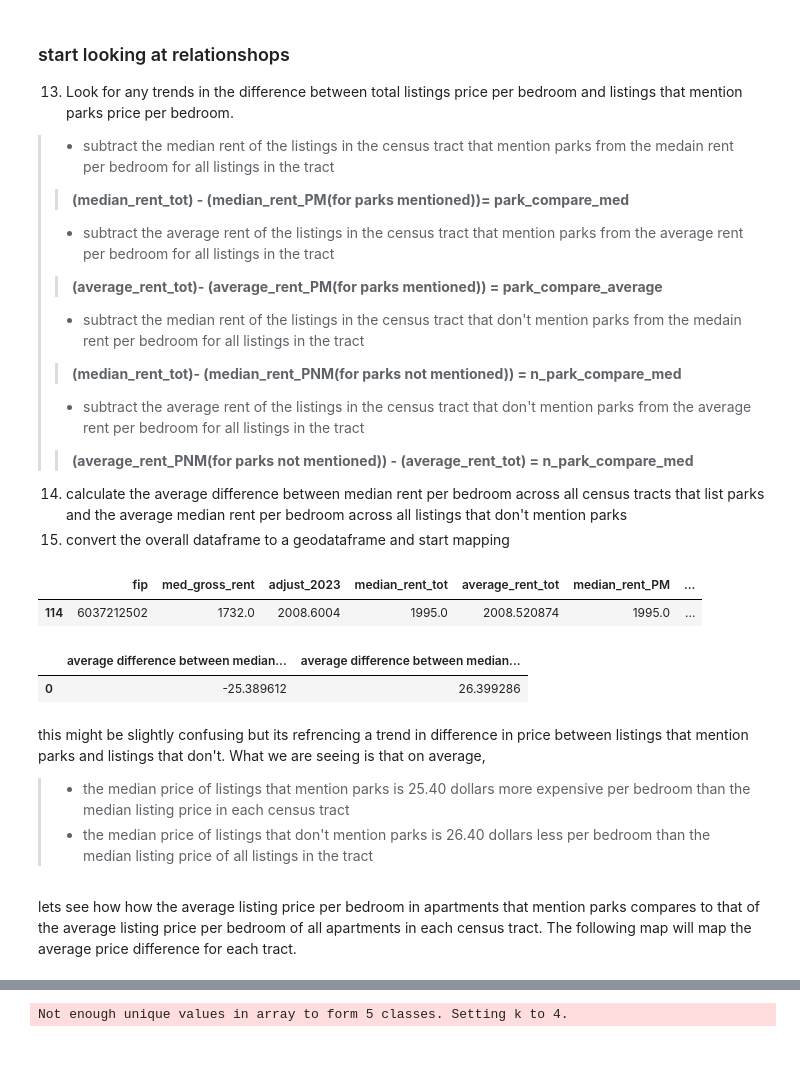
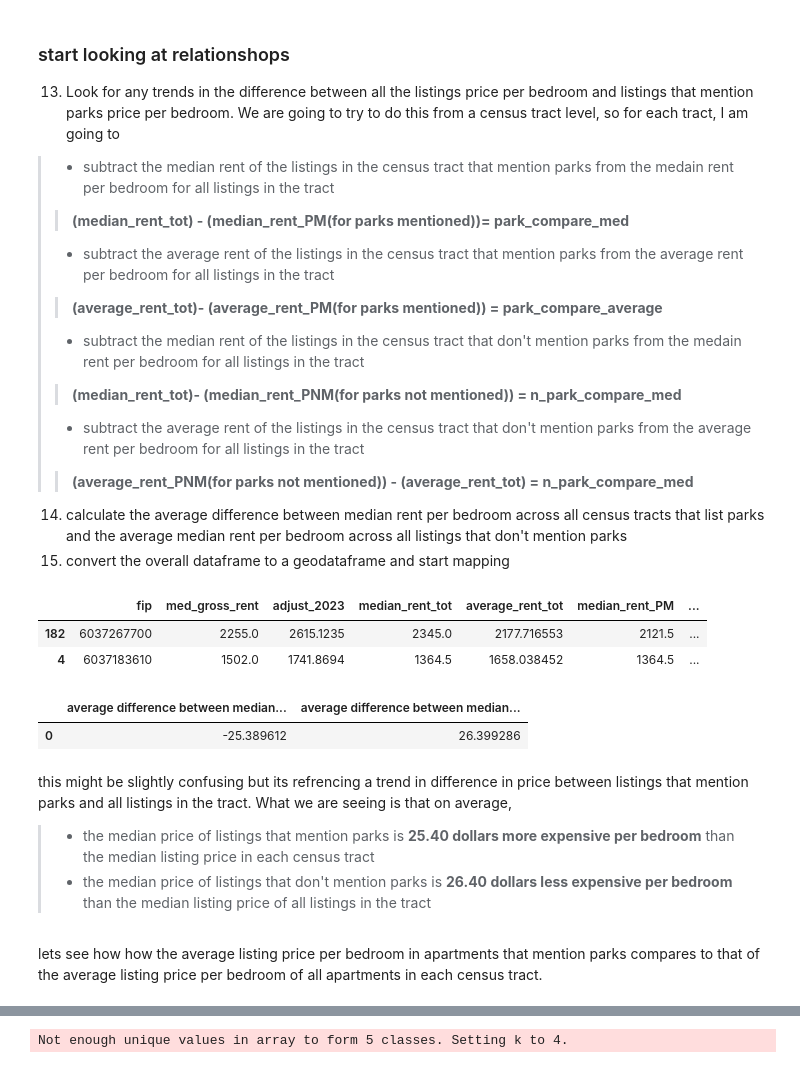
Before and after one commit to zotheo/uds_parks, a Jupyter notebook: Price_Analysis.ipynb, the cells around one changed output, grey strips where cells are left out. Cells and saved outputs as stored; diff of their text form; code cells hidden in the pictures.

```diff
--- a/Price_Analysis.ipynb
+++ b/Price_Analysis.ipynb
@@ -119,6 +124,6 @@ df.sample(2)
 # %% [markdown]
  ### start looking at relationshops
-13. Look for any trends in the difference between total listings price per bedroom and listings that mention parks price per bedroom.
+13. Look for any trends in the difference between all the listings price per bedroom and listings that mention parks price per bedroom. We are going to try to do this from a census tract level, so for each tract, I am going to
 > - subtract the median rent of the listings in the census tract that mention parks from the medain rent per bedroom for all listings in the tract
 >> **(median_rent_tot) - (median_rent_PM(for parks mentioned))= park_compare_med**
 > - subtract the average rent of the listings in the census tract that mention parks from the average rent per bedroom for all listings in the tract
@@ -135,10 +140,11 @@ df['park_compare_average'] = df['average_rent_tot']-df['average_rent_PM']
 df['n_park_compare_med'] = df['median_rent_tot']-df['medain_rent_PNM']
 df['n_park_compare_average'] = df['average_rent_tot']- df['average_rent_PNM']
 # %%
-df.sample()
+df.sample(2)
 # %% [output]
 |  | fip | med_gross_rent | adjust_2023 | median_rent_tot | average_rent_tot | median_rent_PM | ... |
-| 114 | 6037212502 | 1732.0 | 2008.6004 | 1995.0 | 2008.520874 | 1995.0 | ... |
+| 182 | 6037267700 | 2255.0 | 2615.1235 | 2345.0 | 2177.716553 | 2121.5 | ... |
+| 4 | 6037183610 | 1502.0 | 1741.8694 | 1364.5 | 1658.038452 | 1364.5 | ... |
 # %%
 mentioned = df['park_compare_med'].mean()
 not_mentioned = df['n_park_compare_med'].mean()
@@ -151,11 +157,11 @@ diff
 |  | average difference between median... | average difference between median... |
 | 0 | -25.389612 | 26.399286 |
 # %% [markdown]
-this might be slightly confusing but its refrencing a trend in difference in price between listings that mention parks and listings that don't. What we are seeing is that on average,
-> - the median price of listings that mention parks is 25.40 dollars more expensive per bedroom than the median listing price in each census tract
-> - the median price of listings that don't mention parks is 26.40 dollars less per bedroom than the median listing price of all listings in the tract
+this might be slightly confusing but its refrencing a trend in difference in price between listings that mention parks and all listings in the tract. What we are seeing is that on average,
+> - the median price of listings that mention parks is **25.40 dollars more expensive per bedroom** than the median listing price in each census tract
+> - the median price of listings that don't mention parks is **26.40 dollars less expensive per bedroom** than the median listing price of all listings in the tract
 # %% [markdown]
-lets see how how the average listing price per bedroom in apartments that mention parks compares to that of the average listing price per bedroom of all apartments in each census tract. The following map will map the average price difference for each tract.
+lets see how how the average listing price per bedroom in apartments that mention parks compares to that of the average listing price per bedroom of all apartments in each census tract.
 # %%
 df = gpd.GeoDataFrame(df, geometry= 'geometry', crs="EPSG:4326")
 df['park_compare_med'] = df['park_compare_med'].astype('int')
```
Also changed, not shown: parts of 18 cells of this notebook, 2 other files.
